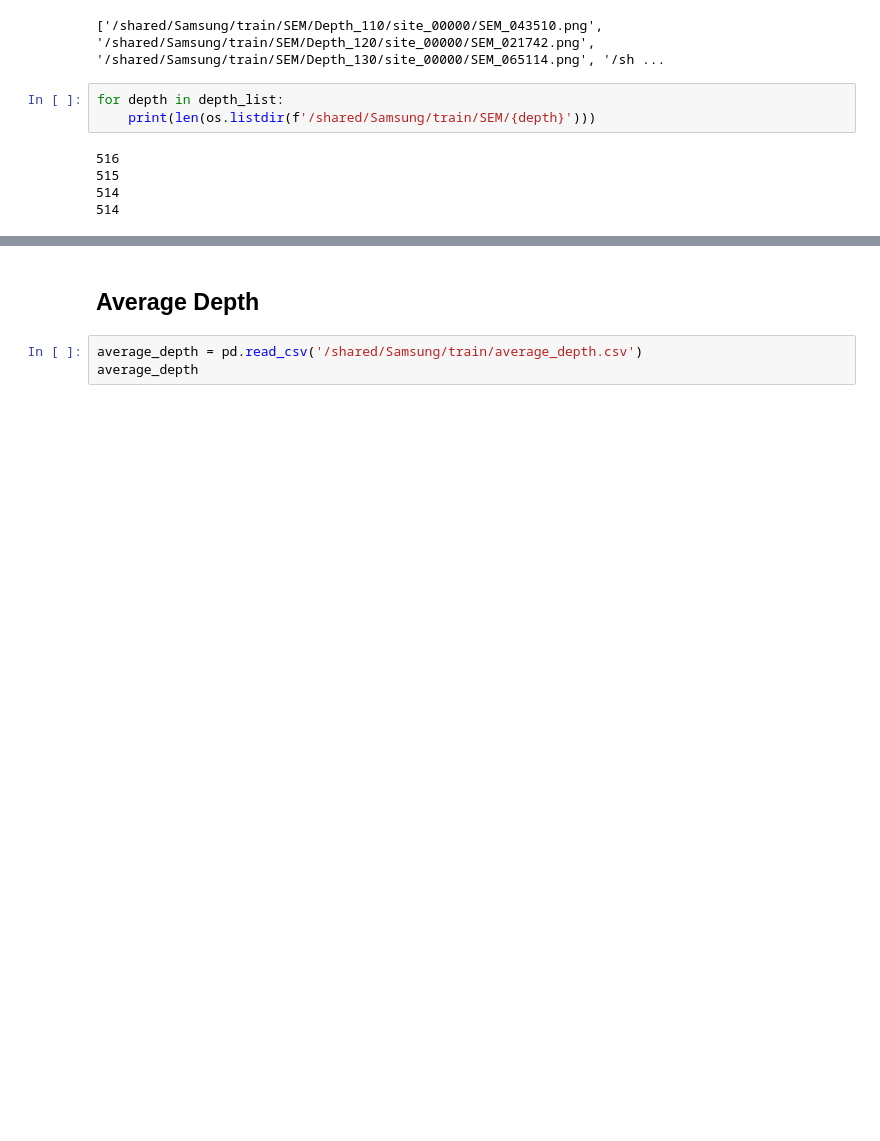
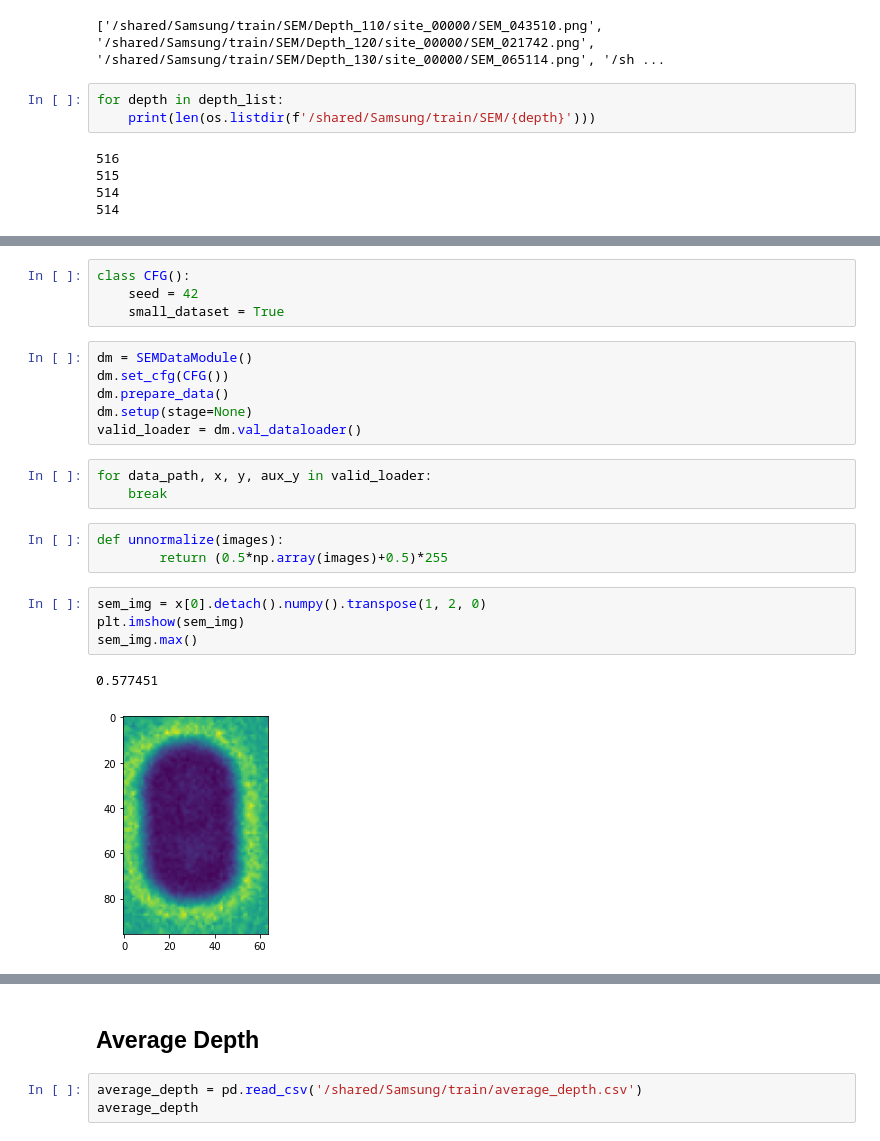
Before and after one commit to Normalist-K/dacon-sem, a Jupyter notebook: notebooks/eda.ipynb, the cells around one changed output, grey strips where cells are left out. Saved outputs shown, nothing was run; the diff lists cells and outputs as text; blank space fills up the shorter version.

Commit message:
dataset modified - fix normalizing error

```diff
--- a/notebooks/eda.ipynb
+++ b/notebooks/eda.ipynb
@@ -59,0 +83,23 @@ for depth in depth_list:
+# %%
+class CFG():
+    seed = 42
+    small_dataset = True
+# %%
+dm = SEMDataModule()
+dm.set_cfg(CFG())
+dm.prepare_data()
+dm.setup(stage=None)
+valid_loader = dm.val_dataloader()
+# %%
+for data_path, x, y, aux_y in valid_loader:
+    break
+# %%
+def unnormalize(images):
+        return (0.5*np.array(images)+0.5)*255
+# %%
+sem_img = x[0].detach().numpy().transpose(1, 2, 0)
+plt.imshow(sem_img)
+sem_img.max()
+# %% [output]
+0.577451
+[figure, added]
```
Also changed, not shown: parts of 4 cells of this notebook, 9 other files.
